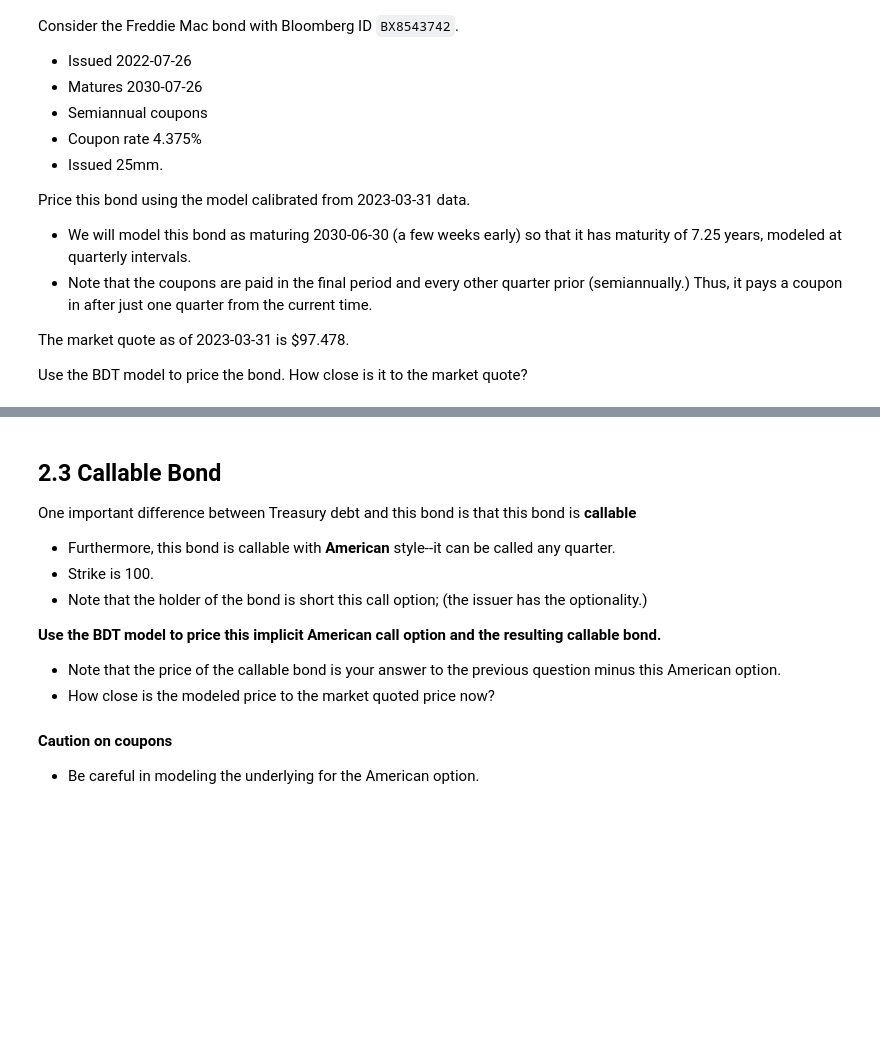
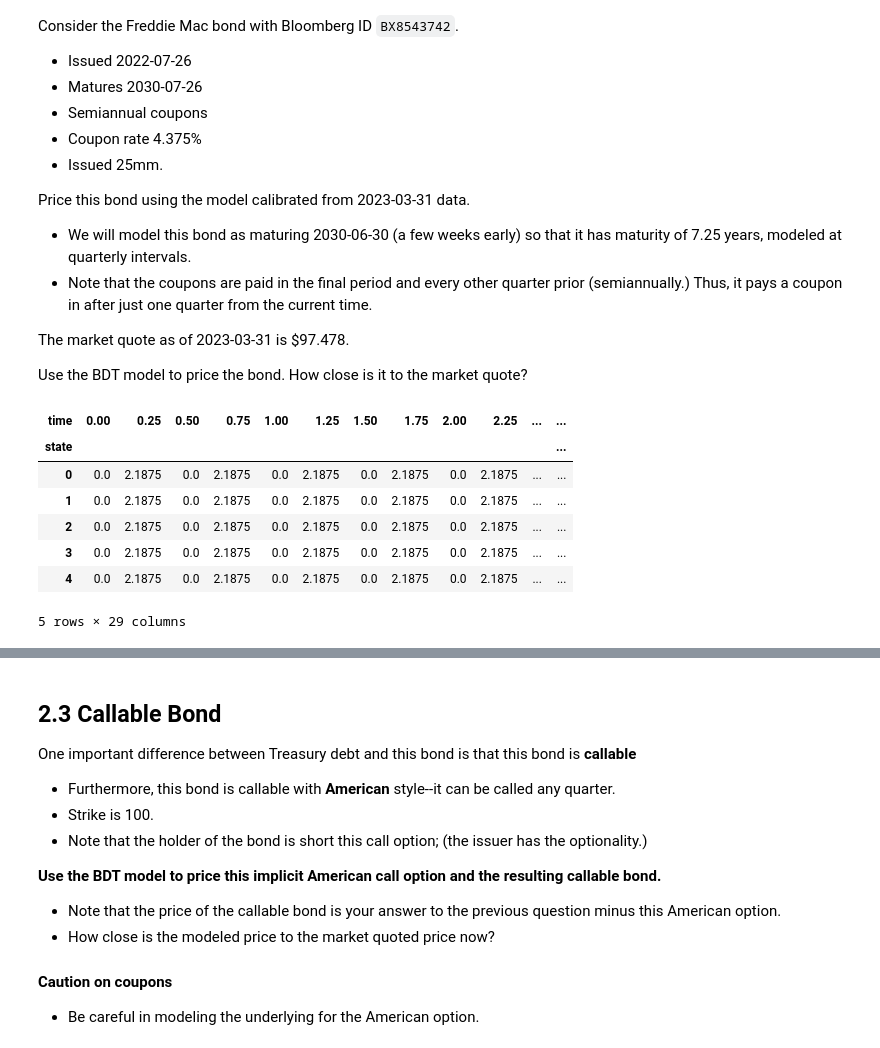
Before and after one commit to dcstein22/finm-fiderivs-2023, a Jupyter notebook: homework/Homework 2.ipynb, the cells around one changed output, grey strips where cells are left out. Cells and saved outputs as stored; diff of their text form; code cells hidden in the pictures; blank space fills up the shorter version.

```diff
--- a/homework/Homework 2.ipynb
+++ b/homework/Homework 2.ipynb
@@ -411,0 +399,12 @@ Use the BDT model to price the bond. How close is it to the market quote?
+# %%
+bond_cf_tree = binomial.construct_bond_cftree(T = T,compound=compound, cpn = coup,cpn_freq=2)
+bond_cf_tree.head()
+# %% [output]
+| time | 0.00 | 0.25 | 0.50 | 0.75 | 1.00 | 1.25 | 1.50 | 1.75 | 2.00 | 2.25 | ... | ... |
+| state |  |  |  |  |  |  |  |  |  |  |  | ... |
+| 0 | 0.0 | 2.1875 | 0.0 | 2.1875 | 0.0 | 2.1875 | 0.0 | 2.1875 | 0.0 | 2.1875 | ... | ... |
+| 1 | 0.0 | 2.1875 | 0.0 | 2.1875 | 0.0 | 2.1875 | 0.0 | 2.1875 | 0.0 | 2.1875 | ... | ... |
+| 2 | 0.0 | 2.1875 | 0.0 | 2.1875 | 0.0 | 2.1875 | 0.0 | 2.1875 | 0.0 | 2.1875 | ... | ... |
+| 3 | 0.0 | 2.1875 | 0.0 | 2.1875 | 0.0 | 2.1875 | 0.0 | 2.1875 | 0.0 | 2.1875 | ... | ... |
+| 4 | 0.0 | 2.1875 | 0.0 | 2.1875 | 0.0 | 2.1875 | 0.0 | 2.1875 | 0.0 | 2.1875 | ... | ... |
+5 rows × 29 columns
```
Also changed, not shown: parts of 8 cells of this notebook.
